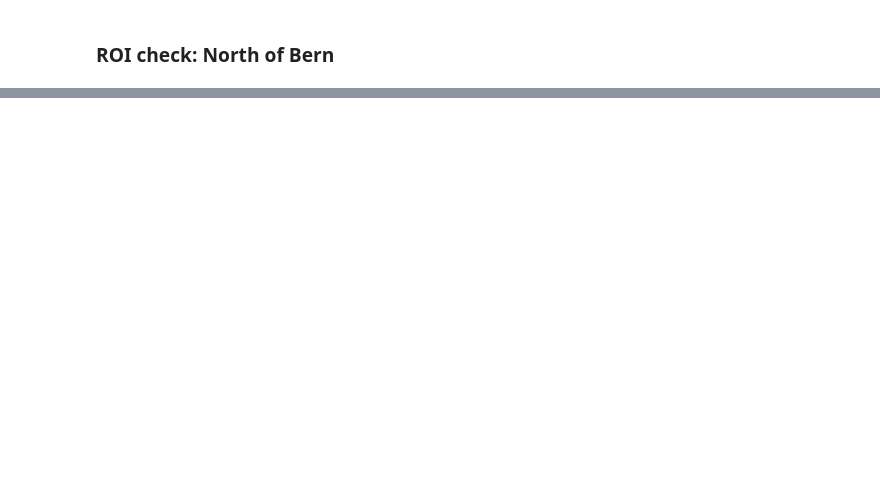
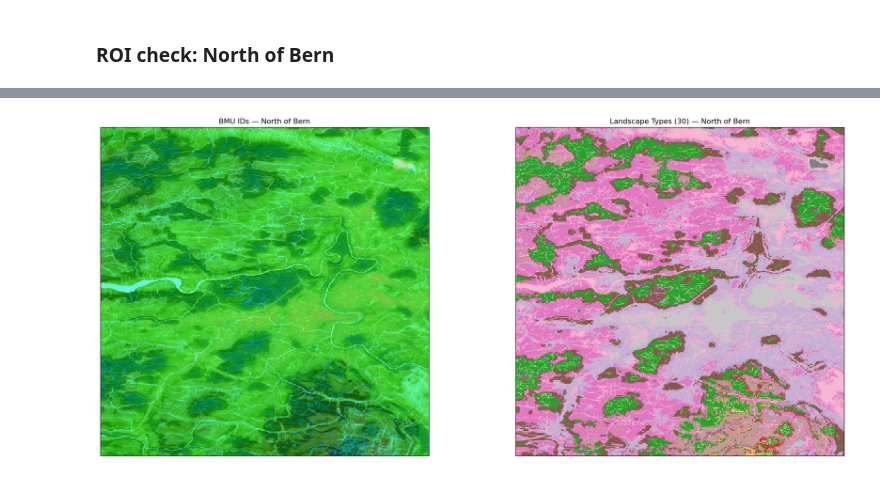
Before and after one commit to Kronmar-Bafu/cas-aml-project, a Jupyter notebook: 11_som_mapping.ipynb, the cells around one changed output, grey strips where cells are left out. Cells and saved outputs as stored; diff of their text form; code cells hidden in the pictures; blank space fills up the shorter version.

```diff
--- a/11_som_mapping.ipynb
+++ b/11_som_mapping.ipynb
@@ -300,0 +334,49 @@ plt.show()
+# %%
+roi_bern = {
+    'lon_min': 7.332136, 'lon_max': 7.492136,
+    'lat_min': 46.880651, 'lat_max': 47.040651,
+}
+
+# Clip both maps to ROI
+bmu_roi = patch_da.sel(
+    y=slice(roi_bern['lat_max'], roi_bern['lat_min']),
+    x=slice(roi_bern['lon_min'], roi_bern['lon_max']),
+)
+type_roi = cluster_da.sel(
+    y=slice(roi_bern['lat_max'], roi_bern['lat_min']),
+    x=slice(roi_bern['lon_min'], roi_bern['lon_max']),
+)
+
+bmu_shifted = bmu_roi.values + 1
+type_shifted = type_roi.values + 1
+
+extent = [roi_bern['lon_min'], roi_bern['lon_max'],
+          roi_bern['lat_min'], roi_bern['lat_max']]
+
+fig, (ax1, ax2) = plt.subplots(
+    1, 2, figsize=(20, 8),
+    subplot_kw={'projection': ccrs.PlateCarree()},
+)
+
+# Left: BMU IDs
+ax1.imshow(bmu_shifted, cmap=som_cmap, vmin=0, vmax=n_units,
+           extent=extent, origin='upper', interpolation='nearest',
+           transform=ccrs.PlateCarree())
+ax1.add_feature(cfeature.BORDERS.with_scale('10m'), linewidth=0.5)
+ax1.add_feature(cfeature.LAKES.with_scale('10m'), alpha=0.3, color='blue')
+ax1.set_extent(extent)
+ax1.set_title('BMU IDs — North of Bern')
+
+# Right: Landscape types
+ax2.imshow(type_shifted, cmap=type_cmap, vmin=0, vmax=n_types,
+           extent=extent, origin='upper', interpolation='nearest',
+           transform=ccrs.PlateCarree())
+ax2.add_feature(cfeature.BORDERS.with_scale('10m'), linewidth=0.5)
+ax2.add_feature(cfeature.LAKES.with_scale('10m'), alpha=0.3, color='blue')
+ax2.set_extent(extent)
+ax2.set_title(f'Landscape Types ({n_types}) — North of Bern')
+
+plt.tight_layout()
+plt.show()
+# %% [output]
+[figure, added]
```
Also changed, not shown: parts of 5 cells of this notebook, 3 other files.
